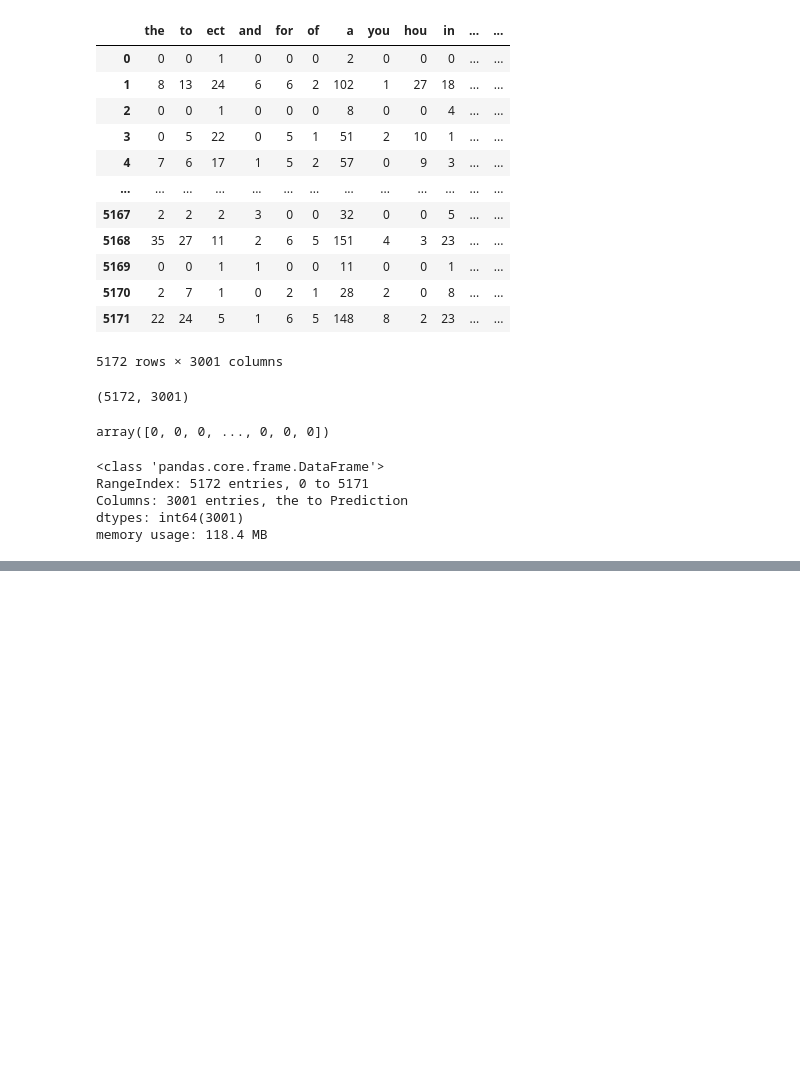
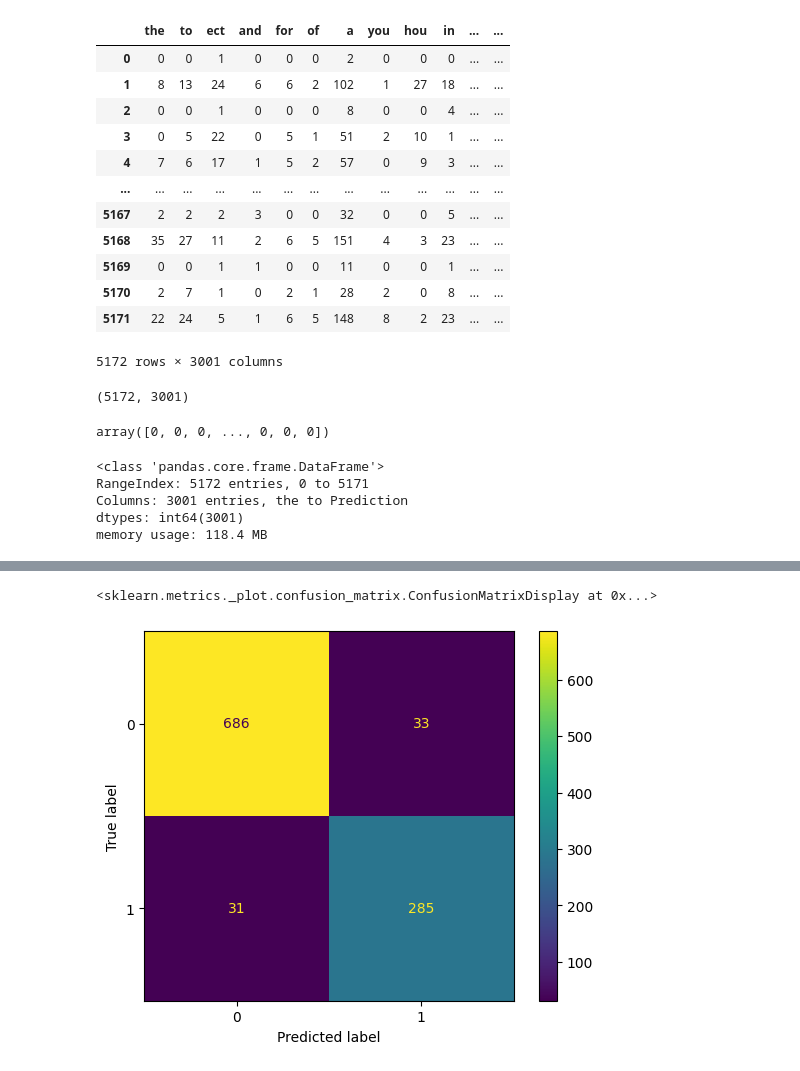
Before and after one commit to notice4/google-colab-study, a Jupyter notebook: lecture_4.ipynb, the cells around one changed output, grey strips where cells are left out. Cells and saved outputs as stored; diff of their text form; code cells hidden in the pictures; blank space fills up the shorter version.

```diff
--- a/lecture_4.ipynb
+++ b/lecture_4.ipynb
@@ -67,0 +68,8 @@ print(f'{model.score(X_test, y_test)}')
+# %%
+y_prediction = model.predict(X_test)
+cnfm = confusion_matrix(y_true = y_test, y_pred = y_prediction)
+cnfm_chart = ConfusionMatrixDisplay(cnfm, display_labels=model.classes_)
+cnfm_chart.plot()
+# %% [output]
+<sklearn.metrics._plot.confusion_matrix.ConfusionMatrixDisplay at 0x...>
+[figure, added]
```
Also changed, not shown: parts of 2 cells of this notebook.
